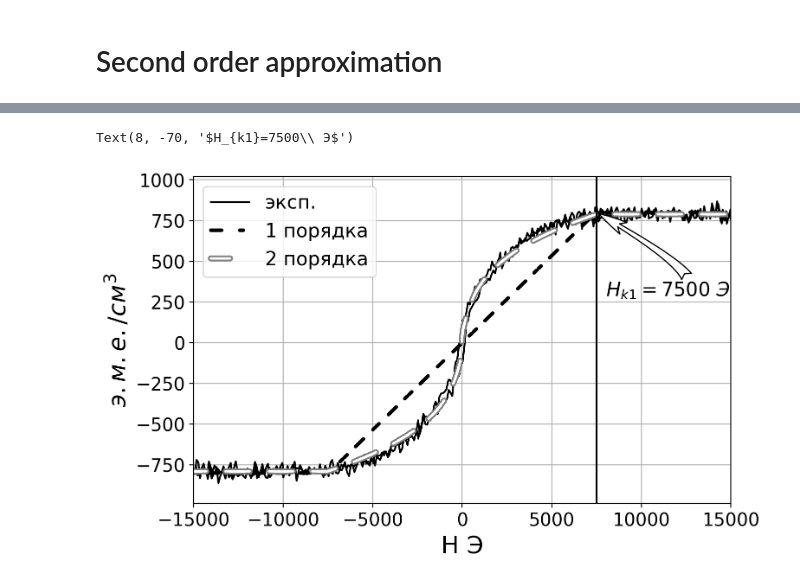
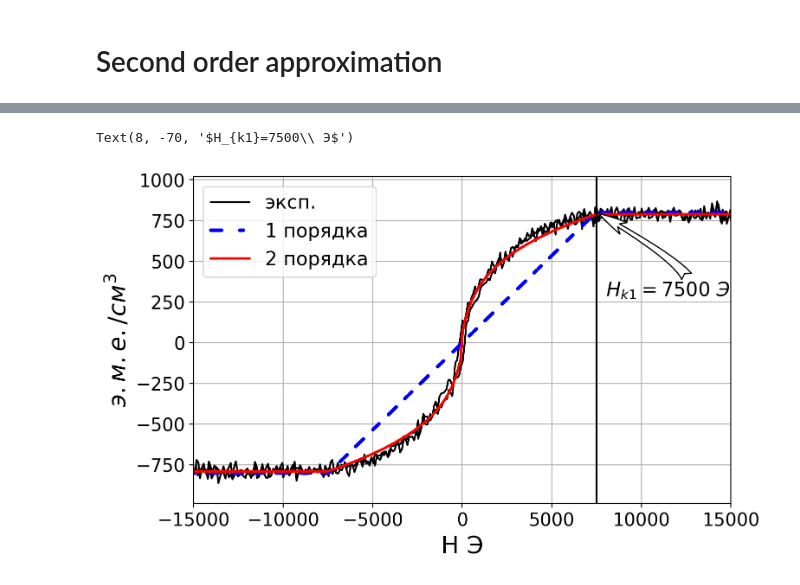
Before and after one commit to sashabusse/LLG_INT, a Jupyter notebook: hysteresis.ipynb, the cells around one changed output, grey strips where cells are left out. Saved outputs shown, nothing was run; the diff lists cells and outputs as text; code cells hidden in the pictures.

```diff
--- a/hysteresis.ipynb
+++ b/hysteresis.ipynb
@@ -164,9 +200,11 @@ par, ss = curve_fit(
     func_to_fit_2nd_order,
     hyst1.H,
     hyst1.M,
-    p0=          [7.5e3, 6e3, 600., 40.],
+    p0=          [7.5e3, 6e3, 600., 190.],
     #bounds = [(-np.inf, 6.4e3, 600., -np.inf),
     #          (+np.inf, 6.6e3, 630., +np.inf)],
+    #bounds = [(-np.inf, -np.inf, -np.inf, 185),
+    #          (+np.inf, +np.inf, +np.inf, 195)],
     maxfev=1000
 )
 
@@ -197,11 +235,14 @@ plt.xticks(fontsize=15)
 plt.yticks(fontsize=15)
 plt.plot()
 plt.plot(hyst1.H, hyst1.M, color='black', label="эксп.")
+
 plt.plot(hyst1.H, func_to_fit(hyst1.H, 0.,800.,1.,0.107),
-         color='black', label="1 порядка", linestyle=(0, (3, 5, 1, 10, 1, 5)), linewidth=3, dash_capstyle='round')
+         color='blue', label="1 порядка", linestyle=(0, (3, 5, 1, 10, 1, 5)), linewidth=3, dash_capstyle='round')
+
 plt.plot(hyst1.H, func_to_fit_2nd_order(hyst1.H, *par),
-         color='white', label='2 порядка', linewidth=2, linestyle=(0, (8, 10)),
-         path_effects=[pe.Stroke(linewidth=5, foreground='grey'), pe.Normal()], dash_capstyle='round')
+         color='red', label='2 порядка', linewidth=2, linestyle='-')
+         #path_effects=[pe.Stroke(linewidth=5, foreground='grey'), pe.Normal()], dash_capstyle='round')
+
 plt.legend(fontsize = 16)
 plt.grid(True)
 plt.xlim([-15e3, 15e3])
@@ -226,5 +267,5 @@ Ku_2ord = 1095480.6091707149
 Text(8, -70, '$H_{k1}=7500\\ Э$')
-[figure, old version]
+[figure, new version]
 # %%
 def energy_2_layer(tet, H, Ms, Ku_1ord, Ku_2ord, J):
     Ev = (Ku_1ord - 2*np.pi*(Ms**2))*(np.sin(tet)**2) + Ku_2ord*(np.sin(tet)**4) - H*Ms*np.sin(tet)
```
Also changed, not shown: parts of 6 cells of this notebook, 11 other files.
